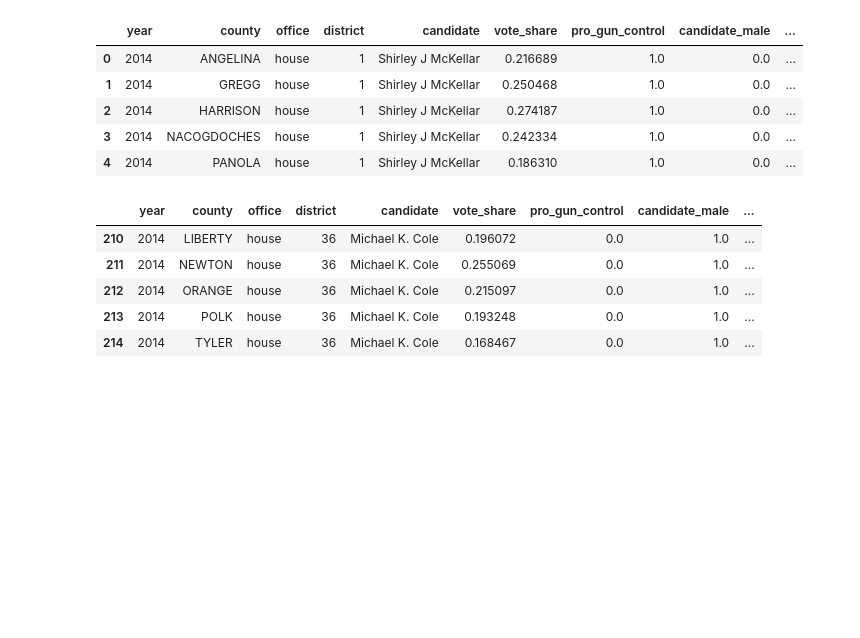
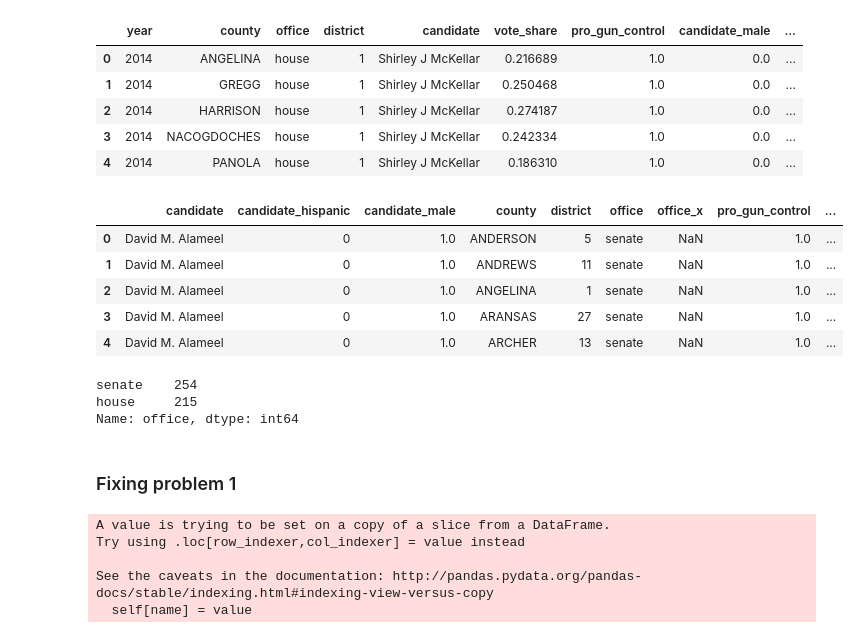
Before and after one commit to sghoseWI/Election-Analytics, a Jupyter notebook: put_data_together.ipynb, the cells around one changed output. Drawn from its saved outputs; the diff is of its cells as text; code cells hidden in the pictures; blank space fills up the shorter version.

Commit message:
fixing problem 1

```diff
--- a/put_data_together.ipynb
+++ b/put_data_together.ipynb
@@ -1,7 +1,7 @@
 # %%
 import pandas as pd
 # %%
-senate_df_2014 = pd.read_csv('/Users/saptarshighose/Downloads/Texas-Blue-master 5/add_senate_2014.csv')
+senate_df_2014 = pd.read_csv('add_senate_2014.csv')
 # %%
 senate_df_2014['year'] = 2014
 # %%
@@ -20,7 +20,7 @@ senate_df_2014.head()
 | 3 | 3 | ARANSAS | David M. Alameel | 0.205214 | 1 | 27 | 2014 | senate | ... |
 | 4 | 4 | ARCHER | David M. Alameel | 0.102689 | 1 | 13 | 2014 | senate | ... |
 # %%
-data_for_model_df = pd.read_csv('/Users/saptarshighose/Downloads/Texas-Blue-master 5/data_for_model.csv')
+data_for_model_df = pd.read_csv('data_for_model.csv')
 # %%
 data_for_model_df['year'] = 2016
 # %%
@@ -35,6 +35,6 @@ data_for_model_df.head()
 5 rows × 23 columns
 # %%
-data_for_model_df = data_for_model_df[['year','county','office','district_num_x','dem_candidate', 'two_party_vtshare','pro_gun_control','candidate_male','candidate_hispanic']]
+data_for_model_df = data_for_model_df[['year','county','office_x','district_num_x','dem_candidate', 'two_party_vtshare','pro_gun_control','candidate_male','candidate_hispanic']]
 # %%
 data_for_model_df = data_for_model_df.rename(columns={'dem_candidate': 'candidate', 'district_num_x': 'district', 'two_party_vtshare':'vote_share'})
 # %%
@@ -69,7 +69,7 @@ senate_df_2014.head()
 # %%
 final_df = senate_df_2014.append(data_for_model_df)
 # %%
-house_df = pd.read_csv('/Users/saptarshighose/Downloads/Texas-Blue-master 5/2014_house_final.csv')
+house_df = pd.read_csv('2014_house_final.csv')
 # %%
 house_df = house_df[['year','county','office','district','candidate','vote_share','pro_gun_control','candidate_male','candidate_hispanic']]
 # %%
@@ -84,13 +84,21 @@ house_df.head()
 # %%
 final_df = final_df.append(house_df)
 # %%
-final_df.tail()
+final_df.head()
 # %% [output]
-|  | year | county | office | district | candidate | vote_share | pro_gun_control | candidate_male | ... |
-| 210 | 2014 | LIBERTY | house | 36 | Michael K. Cole | 0.196072 | 0.0 | 1.0 | ... |
-| 211 | 2014 | NEWTON | house | 36 | Michael K. Cole | 0.255069 | 0.0 | 1.0 | ... |
-| 212 | 2014 | ORANGE | house | 36 | Michael K. Cole | 0.215097 | 0.0 | 1.0 | ... |
-| 213 | 2014 | POLK | house | 36 | Michael K. Cole | 0.193248 | 0.0 | 1.0 | ... |
-| 214 | 2014 | TYLER | house | 36 | Michael K. Cole | 0.168467 | 0.0 | 1.0 | ... |
+|  | candidate | candidate_hispanic | candidate_male | county | district | office | office_x | pro_gun_control | ... |
+| 0 | David M. Alameel | 0 | 1.0 | ANDERSON | 5 | senate | NaN | 1.0 | ... |
+| 1 | David M. Alameel | 0 | 1.0 | ANDREWS | 11 | senate | NaN | 1.0 | ... |
+| 2 | David M. Alameel | 0 | 1.0 | ANGELINA | 1 | senate | NaN | 1.0 | ... |
+| 3 | David M. Alameel | 0 | 1.0 | ARANSAS | 27 | senate | NaN | 1.0 | ... |
+| 4 | David M. Alameel | 0 | 1.0 | ARCHER | 13 | senate | NaN | 1.0 | ... |
+# %%
+final_df.office.value_counts()
+# %% [output]
+senate    254
+house     215
+Name: office, dtype: int64
 # %%
 final_df.to_csv('final_data_for_model.csv')
+# %% [markdown]
+### Fixing problem 1
@@ -96,0 +117,8 @@ final_df.to_csv('final_data_for_model.csv')
+# %%
+p.district = p.county.apply(lambda x: dc_dict[x])
+# %% [output]
+A value is trying to be set on a copy of a slice from a DataFrame.
+Try using .loc[row_indexer,col_indexer] = value instead
+
+See the caveats in the documentation: http://pandas.pydata.org/pandas-docs/stable/indexing.html#indexing-view-versus-copy
+  self[name] = value
```
Also changed, not shown: parts of 11 cells of this notebook, 1 other file.
